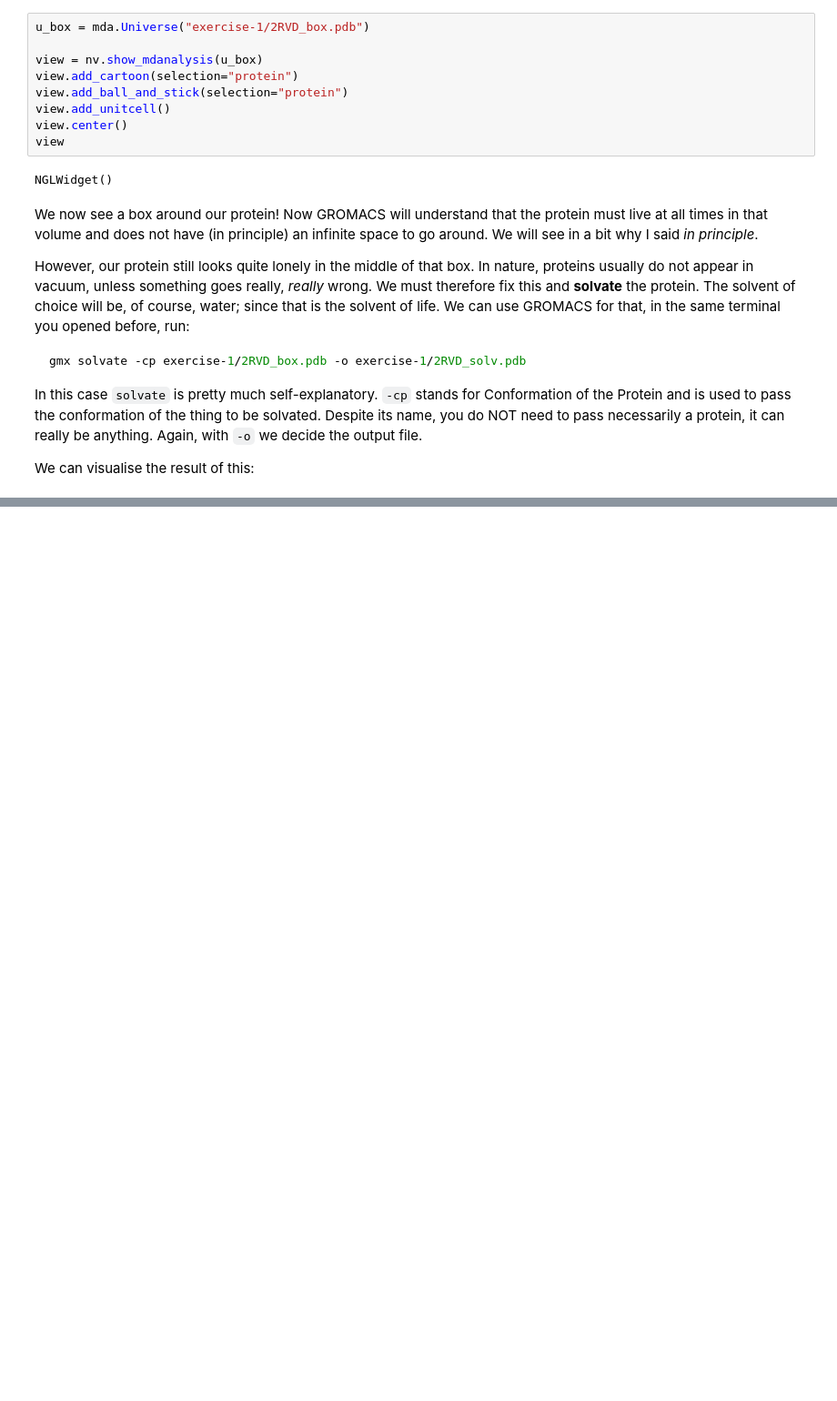
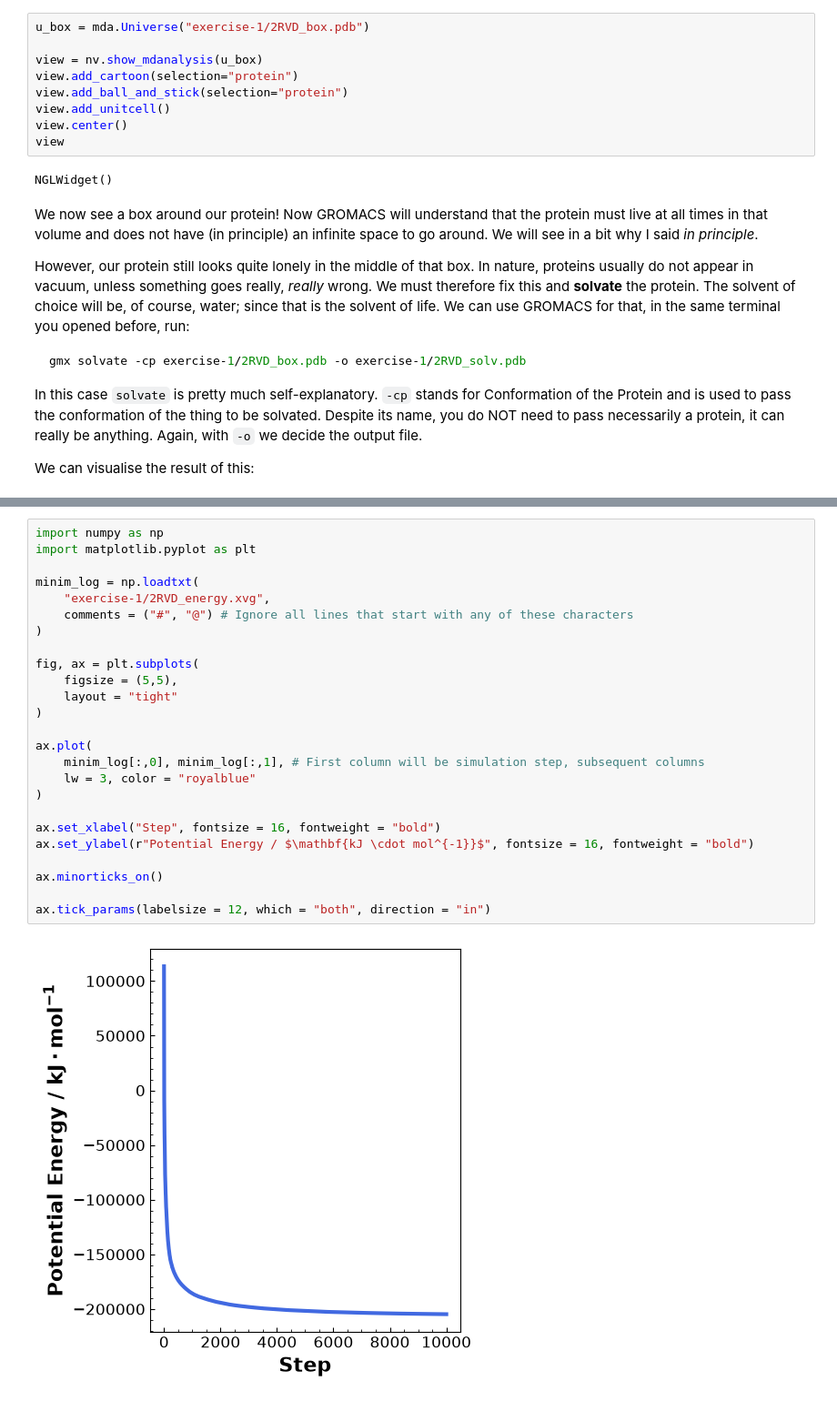
Before and after one commit to allexandre97/gromacs-tutorial, a Jupyter notebook: Exercises.ipynb, the cells around one changed output, grey strips where cells are left out. Shown at 91% size. Drawn from its saved outputs; the diff is of its cells as text; blank space fills up the shorter version.

```diff
--- a/Exercises.ipynb
+++ b/Exercises.ipynb
@@ -143,0 +254,27 @@ For now, let's open and read the generated topology file, [`exercise-1/2RVD_topo
+# %%
+import numpy as np
+import matplotlib.pyplot as plt
+
+minim_log = np.loadtxt(
+    "exercise-1/2RVD_energy.xvg",
+    comments = ("#", "@") # Ignore all lines that start with any of these characters
+)
+
+fig, ax = plt.subplots(
+    figsize = (5,5),
+    layout = "tight"
+)
+
+ax.plot(
+    minim_log[:,0], minim_log[:,1], # First column will be simulation step, subsequent columns
+    lw = 3, color = "royalblue"
+)
+
+ax.set_xlabel("Step", fontsize = 16, fontweight = "bold")
+ax.set_ylabel(r"Potential Energy / $\mathbf{kJ \cdot mol^{-1}}$", fontsize = 16, fontweight = "bold")
+
+ax.minorticks_on()
+
+ax.tick_params(labelsize = 12, which = "both", direction = "in")
+# %% [output]
+[figure, added]
```
Also changed, not shown: parts of 12 cells of this notebook, 35 other files.
